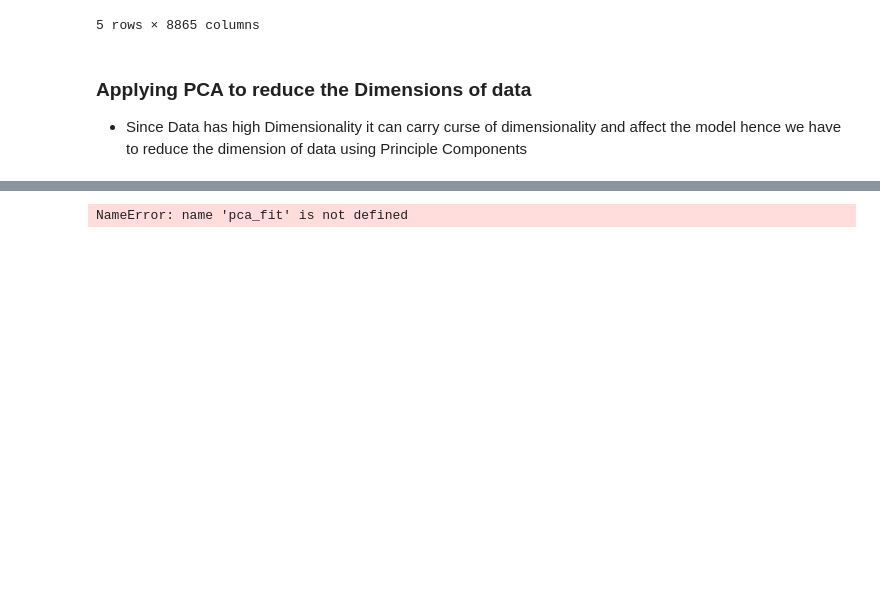
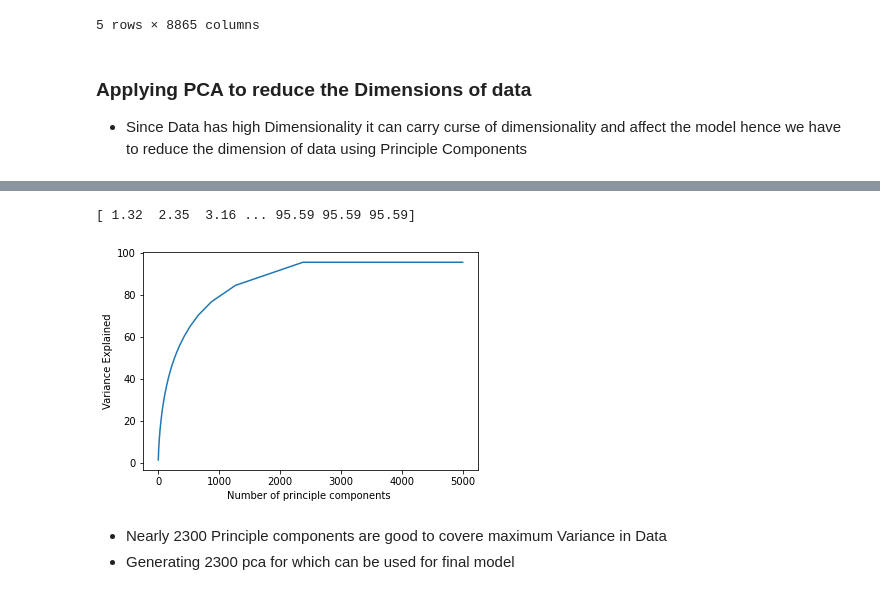
Before and after one commit to Mchilamwar/Support-Ticket-Priority-Classification-TF-IDF-Vectorizer, a Jupyter notebook: Microsoft Ticket Priority TF-IDF.ipynb, the cells around one changed output, grey strips where cells are left out. Cells and saved outputs as stored; diff of their text form; code cells hidden in the pictures; blank space fills up the shorter version.

```diff
--- a/Microsoft Ticket Priority TF-IDF.ipynb
+++ b/Microsoft Ticket Priority TF-IDF.ipynb
@@ -8,7 +8,7 @@ import warnings
 warnings.filterwarnings('ignore')
 # %%
 # Importing Dataset
-Ticket_df=pd.read_csv("supportTicketdata.csv",encoding='latin1')
+Ticket_df=pd.read_csv("/content/supportTicketData.csv",encoding='latin1')
 
 print(Ticket_df.shape)
 Ticket_df.head(5)
@@ -84,4 +99,12 @@ pca_fit.transform(X)
-# %%
-pca_fit.explained_variance_ratio_()
-# %% [output]
-NameError: name 'pca_fit' is not defined
+# %%
+var_exp=np.cumsum(np.round(pca.explained_variance_ratio_,4)*100)
+pd.Series(var_exp).plot()
+plt.xlabel("Number of principle components ")
+plt.ylabel("Variance Explained")
+print(var_exp)
+# %% [output]
+[ 1.32  2.35  3.16 ... 95.59 95.59 95.59]
+[figure, added]
+# %% [markdown]
+* Nearly 2300 Principle components are good to covere maximum Variance in Data
+* Generating 2300 pca for which can be used for final model
```
Also changed, not shown: parts of 17 cells of this notebook.
